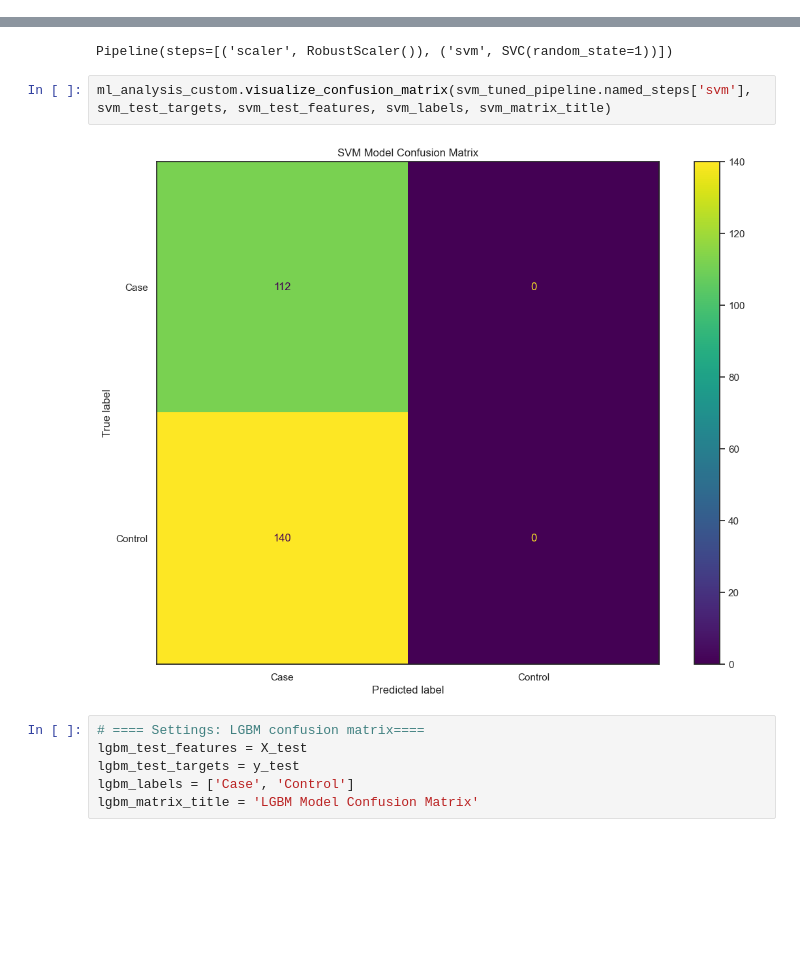
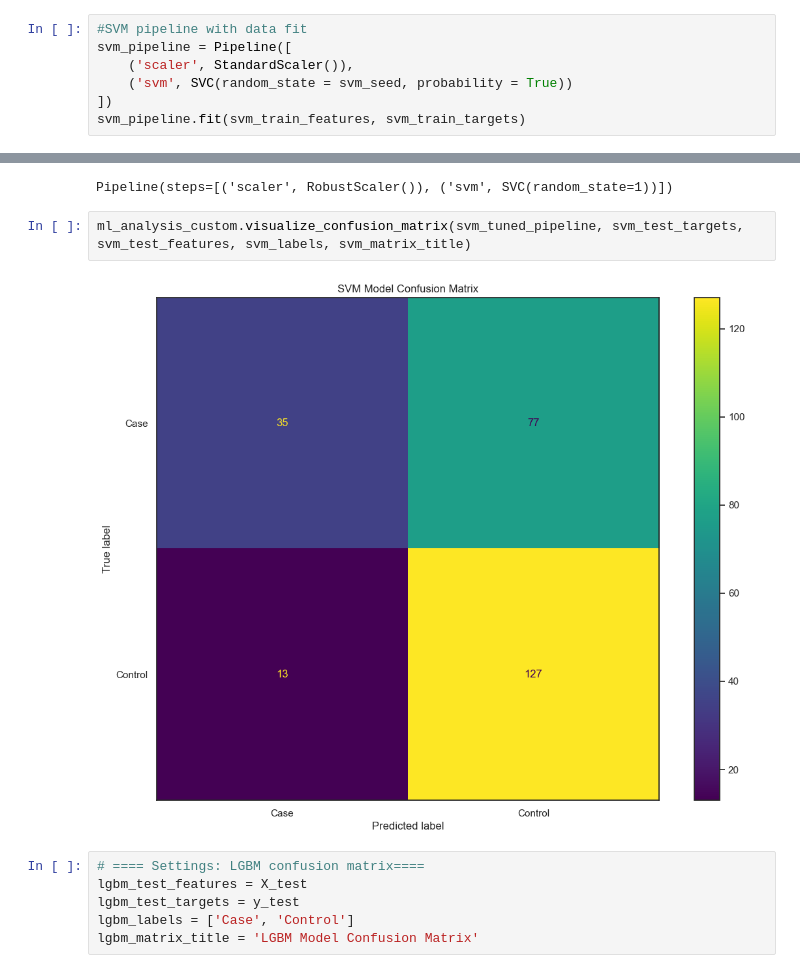
Before and after one commit to APS301123/Lung_Cancer_Classification_Project, a Jupyter notebook: Code/notebook_lung_cancer.ipynb, the cells around one changed output, grey strips where cells are left out. Cells and saved outputs as stored; diff of their text form; blank space fills up the shorter version.

```diff
--- a/Code/notebook_lung_cancer.ipynb
+++ b/Code/notebook_lung_cancer.ipynb
@@ -310,0 +304,7 @@ ml_analysis_custom.visualize_feature_importance(8, 8, rf_pipeline.named_steps['r
+# %%
+#SVM pipeline with data fit
+svm_pipeline = Pipeline([
+    ('scaler', StandardScaler()),
+    ('svm', SVC(random_state = svm_seed, probability = True))
+])
+svm_pipeline.fit(svm_train_features, svm_train_targets)
@@ -342,9 +368,9 @@ svm_tuned_pipeline.fit(svm_train_features, svm_train_targets)
 # %% [output]
 Pipeline(steps=[('scaler', RobustScaler()), ('svm', SVC(random_state=1))])
 # %%
-ml_analysis_custom.visualize_confusion_matrix(svm_tuned_pipeline.named_steps['svm'], svm_test_targets, svm_test_features, svm_labels, svm_matrix_title)
+ml_analysis_custom.visualize_confusion_matrix(svm_tuned_pipeline, svm_test_targets, svm_test_features, svm_labels, svm_matrix_title)
 # %% [output]
-[figure, old version]
+[figure, new version]
 # %%
 # ==== Settings: LGBM confusion matrix====
 lgbm_test_features = X_test
```
Also changed, not shown: parts of 16 cells of this notebook, 1 other file.
